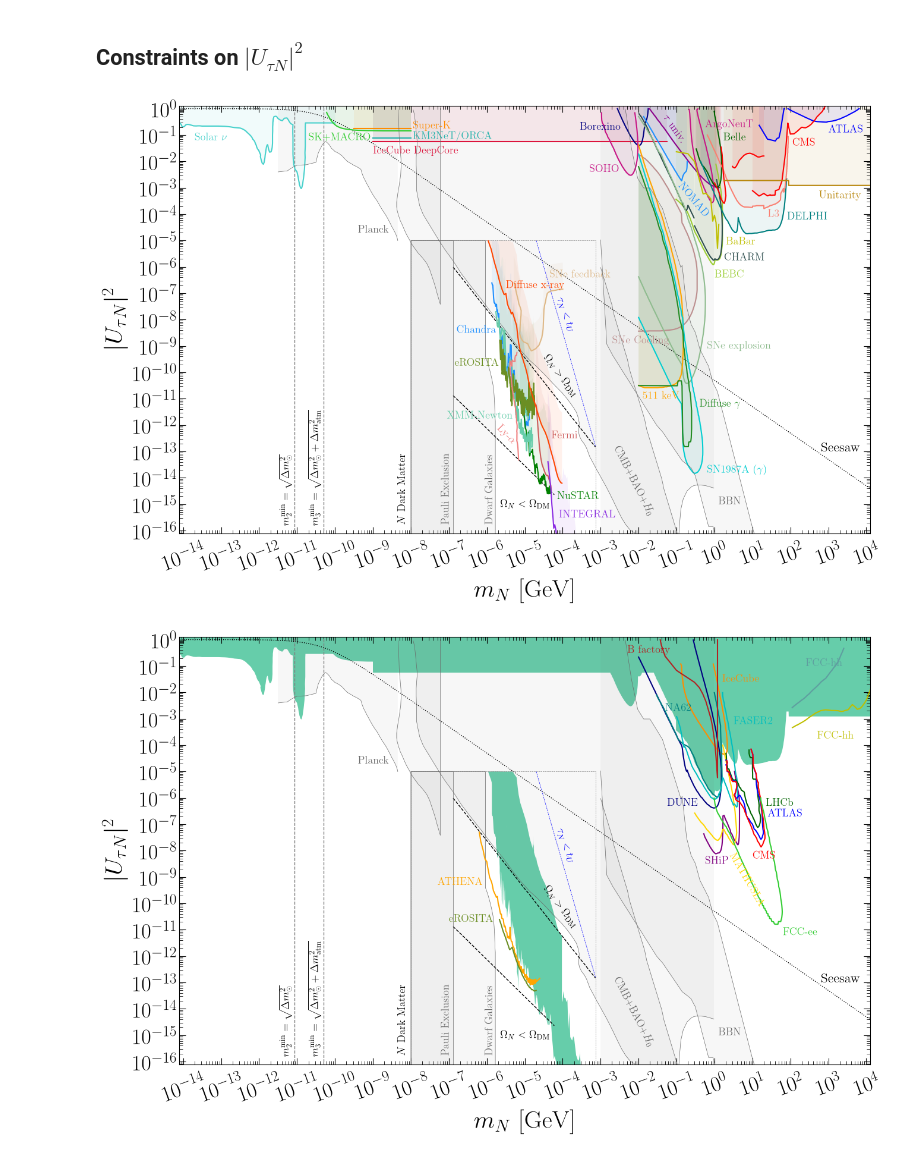
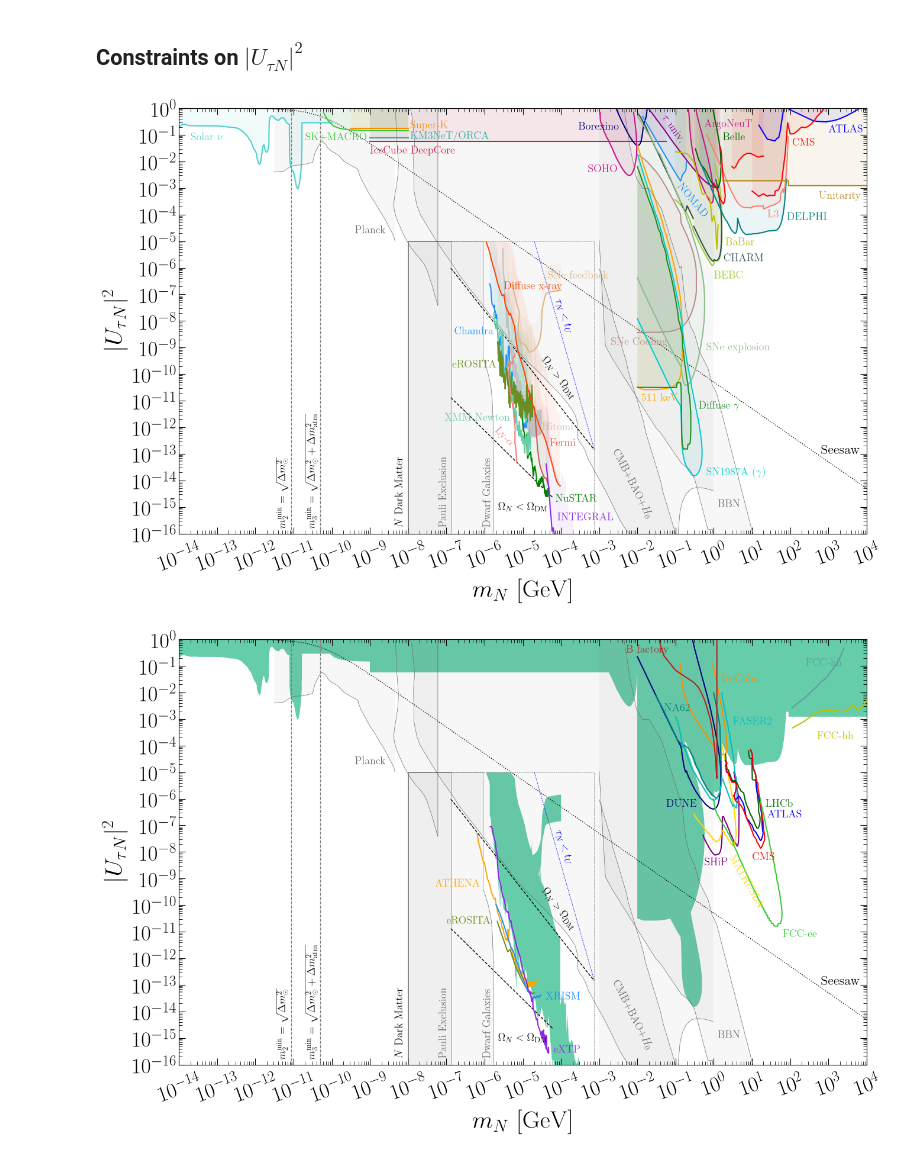
Before and after one commit to PatrickBolton/SterileNeutrinoConstraints, a Jupyter notebook: 2_tau_mixing.ipynb, the cells around one changed output. Drawn from its saved outputs; the diff is of its cells as text; code cells hidden in the pictures.

```diff
--- a/2_tau_mixing.ipynb
+++ b/2_tau_mixing.ipynb
@@ -142,6 +142,11 @@ precision = {
 lab_constraints = oscillation | decay_in_flight | peak_search | fixed_target | collider | precision
 
 x_ray = {
+    'Hitomi':
+    {'data': data_univ + 'Hitomi.csv',
+     'label': r'Hitomi', 'label_on': True, 'label_loc': [-4.5, -12.1], 'label_rot': 0,
+     'color': 'silver', 'lw': 1.5, 'ls': '-', 'fill': 0.075, 'fill_band': 'up',
+     'xr': 1e-6, 'yr': ['pow10', 'comp', 'sqrt', 'comp', 0.5], 'xy': True},
     'Chandra M31':
     {'data': data_univ + 'Chandra_M31.csv',
      'label': r'Chandra', 'label_on': True, 'label_loc': [-6.8, -8.5], 'label_rot': 0,
@@ -154,7 +159,7 @@ x_ray = {
      'xr': ['pow10', 1e-6], 'yr': ['pow10', 'comp', 'sqrt', 'comp', 0.5], 'xy': True},
     'Fermi GBM':
     {'data': data_univ + 'Fermi_GBM.csv',
-     'label': r'Fermi', 'label_on': True, 'label_loc': [-4.3, -12.5], 'label_rot': 0,
+     'label': r'Fermi', 'label_on': True, 'label_loc': [-4.3, -12.7], 'label_rot': 0,
      'color': 'indianred', 'lw': 1.5, 'ls': '-', 'fill': 0.075, 'fill_band': 'up',
      'xr': ['pow10', 1e-6], 'yr': ['pow10', 'comp', 'sqrt', 'comp', 0.5], 'xy': True},
     'XMM-Newton Dwarf Spheroidal':
@@ -294,9 +299,9 @@ constraints = lab_constraints | astro_constraints | cosmo_constraints
 HNL.plot(lim_type = 'current',
          current_constraints=constraints,
          current_xray_constraints=x_ray,
-         title = 'UtauNsq', ylabel = r'$|U_{\tau N}|^2$', svfg = True);
+         title = 'UtauNsq', ylabel = r'$|U_{\tau N}|^2$', svfg = True, x_rot = 20);
 # %% [output]
-[figure, old version]
+[figure, new version]
 # %%
 import src.HNL as HNL
 
@@ -384,12 +389,22 @@ x_ray_f = {
     {'data': data_univ_f + 'ATHENA.csv',
      'label': r'ATHENA', 'label_on': True, 'label_loc': [-7.3,  -9.3], 'label_rot': 0,
      'color': 'orange', 'lw': 1.5, 'ls': '-', 'fill': 0.075, 'fill_band': False,
-     'xr': ['pow10', 1e-9], 'yr': ['pow10', 'comp', 'sqrt', 'comp', 0.5], 'xy': True},
+     'xr': ['pow10', 1e-6], 'yr': ['pow10', 'comp', 'sqrt', 'comp', 0.5], 'xy': True},
     'eROSITA':
     {'data': data_univ_f + 'eROSITA.csv',
      'label': r'eROSITA', 'label_on': True, 'label_loc': [-7,  -10.7], 'label_rot': 0,
      'color': 'olivedrab', 'lw': 1.5, 'ls': '-', 'fill': 0.075, 'fill_band': False,
      'xr': 1e-6, 'yr': ['pow10', 'comp', 'sqrt', 'comp', 0.5], 'xy': True},
+    'XRISM':
+    {'data': data_univ_f + 'XRISM.csv',
+     'label': r'XRISM', 'label_on': True, 'label_loc': [-4.4,  -13.55], 'label_rot': 0,
+     'color': 'dodgerblue', 'lw': 1.5, 'ls': '-', 'fill': 0.075, 'fill_band': False,
+     'xr': 1e-6, 'yr': ['pow10', 'comp', 'sqrt', 'comp', 0.5], 'xy': True},
+    'eXTP':
+    {'data': data_univ_f + 'eXTP.csv',
+     'label': r'eXTP', 'label_on': True, 'label_loc': [-4.2,  -15.55], 'label_rot': 0,
+     'color': 'blueviolet', 'lw': 1.5, 'ls': '-', 'fill': 0.075, 'fill_band': False,
+     'xr': ['pow10',1e-6], 'yr': ['pow10', 'comp', 'sqrt', 'comp', 0.5], 'xy': True},
 }
 
 astro_constraints_f = x_ray_f
@@ -397,11 +412,11 @@ astro_constraints_f = x_ray_f
 future_constraints = lab_constraints_f | astro_constraints_f
 # %%
 HNL.plot(lim_type = 'future',
-         current_constraints=lab_constraints,
+         current_constraints=lab_constraints|supernovae,
          current_xray_constraints=x_ray,
          current_cosmo_constraints=cosmo_constraints,
          future_constraints=future_constraints,
          block_color = 'mediumaquamarine',
-         title = 'UtauNsq', ylabel = r'$|U_{\tau N}|^2$', svfg = True);
+         title = 'UtauNsq', ylabel = r'$|U_{\tau N}|^2$', svfg = True, x_rot = 20);
 # %% [output]
-[figure, old version]
+[figure, new version]
```
Also changed, not shown: 22 other files.
